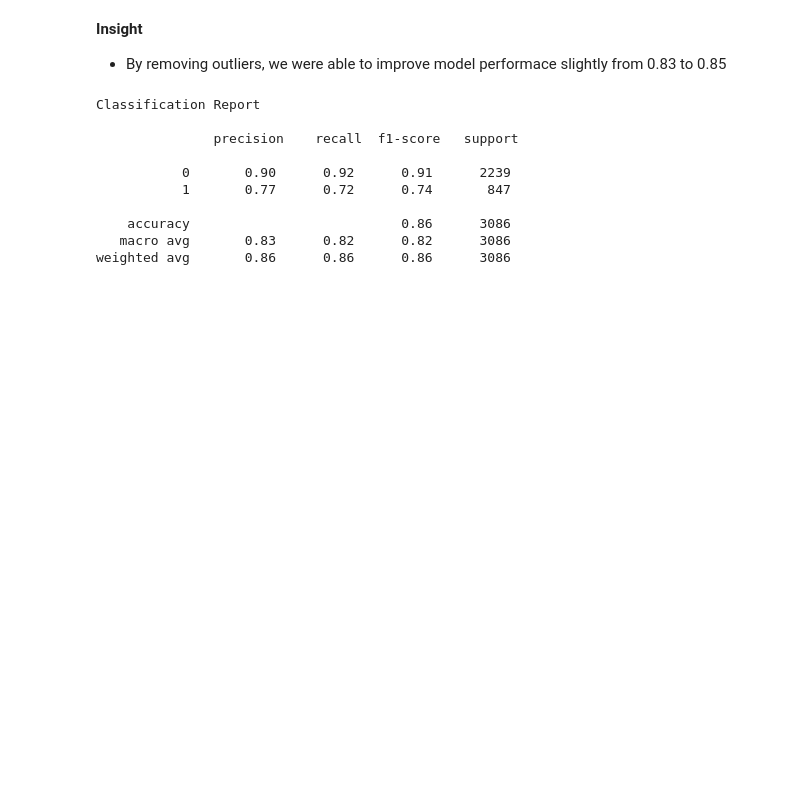
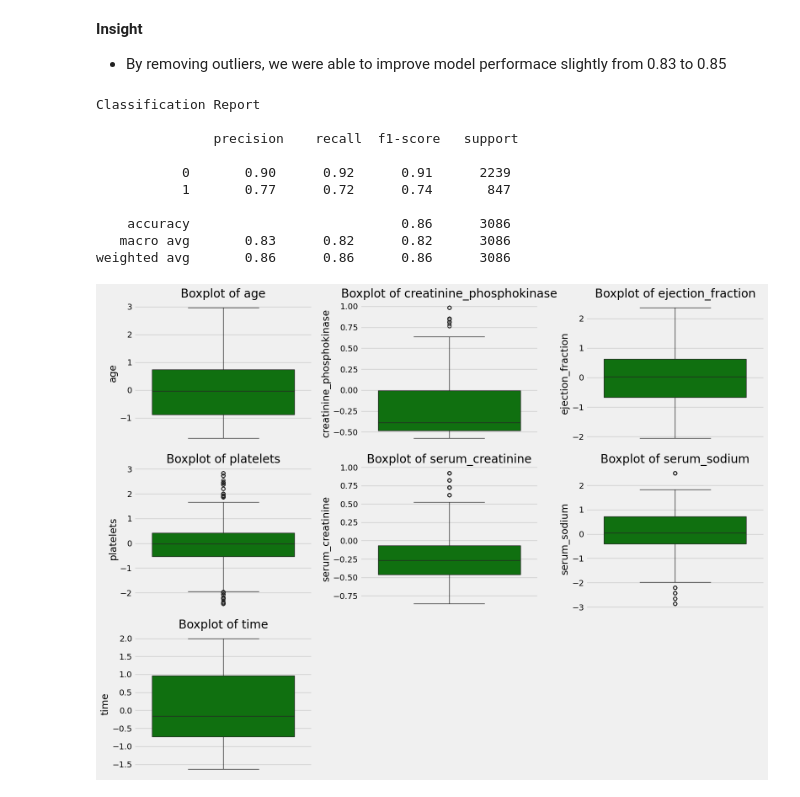
Before and after one commit to fiftybucks101/Logistic_Regression, a Jupyter notebook: Experimental_Heart_Failure_Handling_Outliers.ipynb, the cells around one changed output. Saved outputs shown, nothing was run; the diff lists cells and outputs as text; code cells hidden in the pictures; blank space fills up the shorter version.

```diff
--- a/Experimental_Heart_Failure_Handling_Outliers.ipynb
+++ b/Experimental_Heart_Failure_Handling_Outliers.ipynb
@@ -312,3 +312,23 @@ Classification Report
     accuracy                           0.86      3086
    macro avg       0.83      0.82      0.82      3086
 weighted avg       0.86      0.86      0.86      3086
+# %%
+# Outliers in numerical columns
+
+numerical_features = ['age', 'creatinine_phosphokinase', 'ejection_fraction', 'platelets', 'serum_creatinine', 'serum_sodium', 'time']
+
+fig, axs = plt.subplots(3,3,figsize=(16,12))
+
+# converts multidimension array into single dimension
+axs = np.ravel(axs)
+
+for index, value in enumerate(numerical_features):
+  sns.boxplot(data=df1_cleaned,y=value,ax=axs[index],color='green')
+  axs[index].set_title(f'Boxplot of {value}')
+
+axs[7].set_visible(False)  # Hide subplot 8
+axs[8].set_visible(False)  # Hide subplot 9
+plt.tight_layout()
+plt.show()
+# %% [output]
+[figure, added]
```
